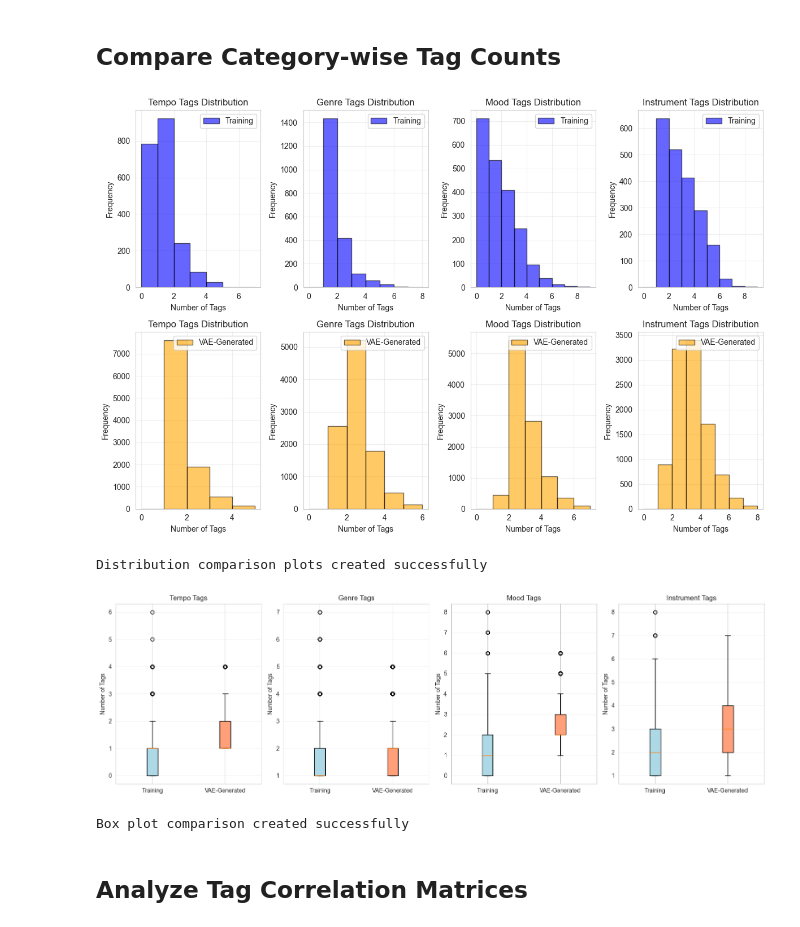
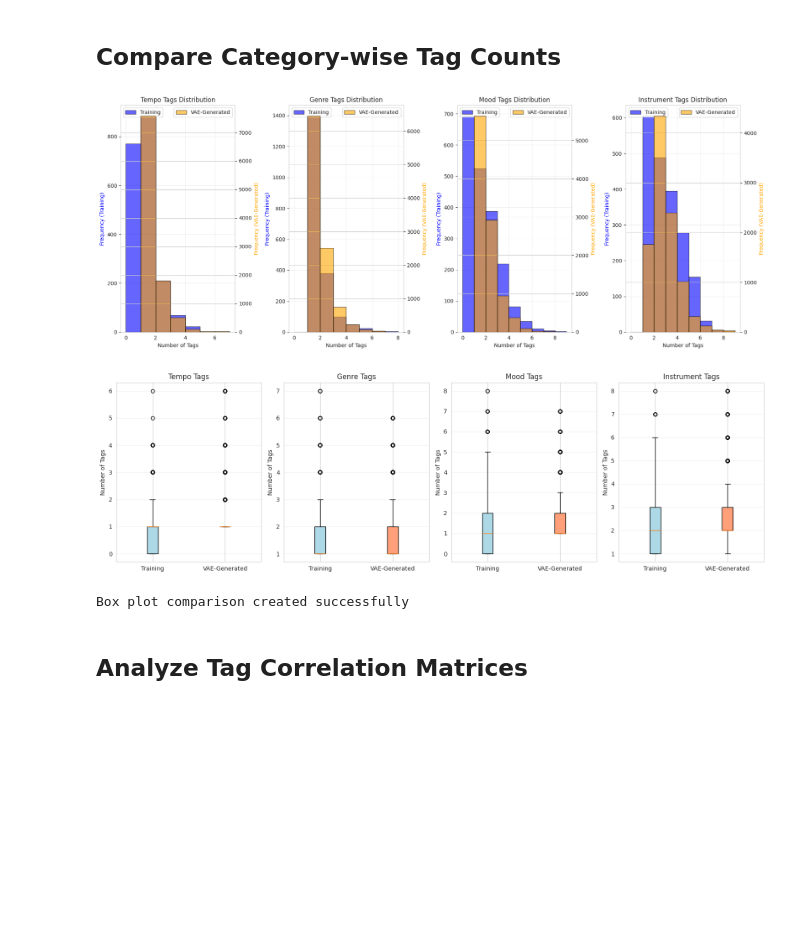
Before and after one commit to BrunoSienkiewicz/ConceptCaps, a Jupyter notebook: notebooks/vae-tags-dataset-comparison.ipynb, the cells around one changed output. Saved outputs shown, nothing was run; the diff lists cells and outputs as text; code cells hidden in the pictures; blank space fills up the shorter version.

```diff
--- a/notebooks/vae-tags-dataset-comparison.ipynb
+++ b/notebooks/vae-tags-dataset-comparison.ipynb
@@ -380,51 +380,34 @@ If most points cluster near the diagonal, the VAE successfully preserves individ
 # %%
 
 # Create side-by-side distribution plots
-fig, axes = plt.subplots(2, len(tag_categories), figsize=(12, 8))
+fig, axes = plt.subplots(1, len(tag_categories), figsize=(18, 7))
 axes = axes.flatten()
 
 for idx, (cat_name, col) in enumerate(tag_categories.items()):
-    ax = axes[idx]
+    ax1 = axes[idx]
+    ax2 = ax1.twinx()
 
     train_counts = df_train[col].apply(len)
+    vae_counts = df_vae_all[col].apply(len)
 
     # Create bins
-    max_count = train_counts.max()
+    max_count = max(train_counts.max(), vae_counts.max())
     bins = np.arange(0, max_count + 2)
 
     # Plot histograms
-    ax.hist(train_counts, bins=bins, alpha=0.6, label='Training', color='blue', edgecolor='black')
-
-    ax.set_xlabel('Number of Tags')
-    ax.set_ylabel('Frequency')
-    ax.set_title(f'{cat_name} Tags Distribution')
-    ax.legend()
-    ax.grid(True, alpha=0.3)
-
-for idx, (cat_name, col) in enumerate(tag_categories.items()):
-    ax = axes[idx + 4]
-
-    vae_counts = df_vae_all[col].apply(len)
-
-    # Create bins
-    max_count = vae_counts.max()
-    bins = np.arange(0, max_count + 2)
-
-    ax.hist(vae_counts, bins=bins, alpha=0.6, label='VAE-Generated', color='orange', edgecolor='black')
-
-    ax.set_xlabel('Number of Tags')
-    ax.set_ylabel('Frequency')
-    ax.set_title(f'{cat_name} Tags Distribution')
-    ax.legend()
-    ax.grid(True, alpha=0.3)
-
+    ax1.hist(train_counts, bins=bins, alpha=0.6, label='Training', color='blue', edgecolor='black')
+    ax2.hist(vae_counts, bins=bins, alpha=0.6, label='VAE-Generated', color='orange', edgecolor='black')
+    ax1.set_xlabel('Number of Tags')
+    ax1.set_ylabel('Frequency (Training)', color='blue')
+    ax2.set_ylabel('Frequency (VAE-Generated)', color='orange')
+    ax1.set_title(f'{cat_name} Tags Distribution')
+    ax1.legend(loc='upper left')
+    ax2.legend(loc='upper right')
+    ax1.grid(True, alpha=0.3)
 plt.tight_layout()
 plt.show()
-
-print("Distribution comparison plots created successfully")
 # %% [output]
-[figure, old version]
+[figure, new version]
-Distribution comparison plots created successfully
 # %%
 
 # Create box plots for detailed distribution comparison
@@ -453,7 +436,7 @@ plt.show()
 
 print("Box plot comparison created successfully")
 # %% [output]
-[figure, old version]
+[figure, new version]
 Box plot comparison created successfully
 # %% [markdown]
 ## Analyze Tag Correlation Matrices
```
Also changed, not shown: parts of 14 cells of this notebook, 11 other files.
